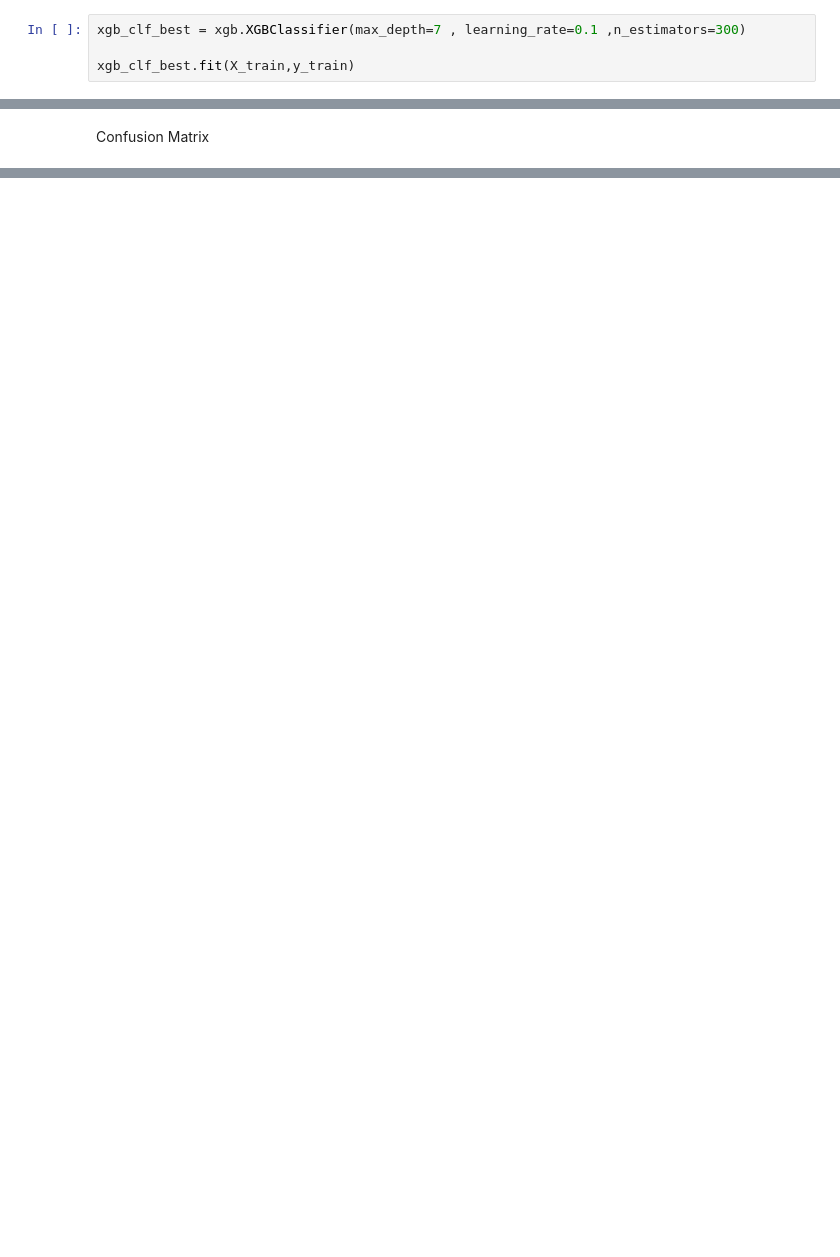
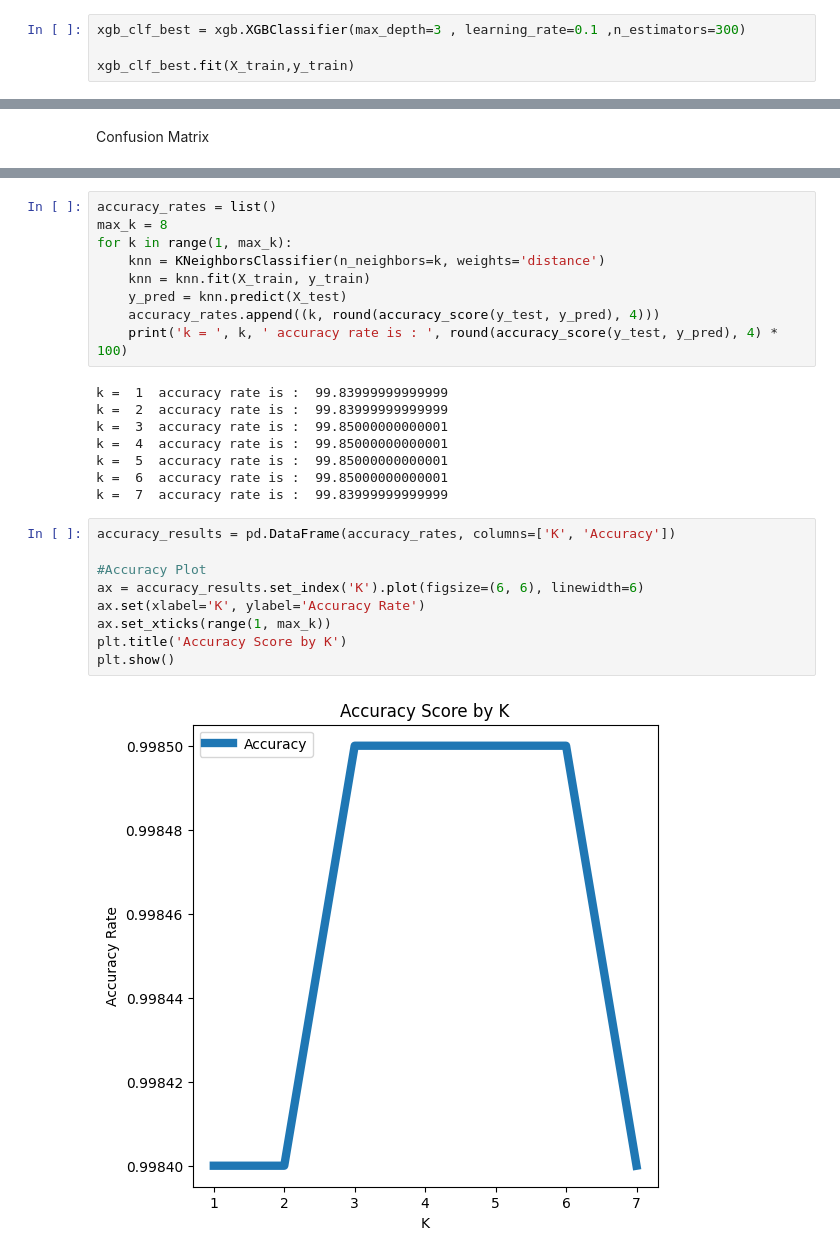
Before and after one commit to Faridghr/FraudDetectivePy, a Jupyter notebook: src/FraudDetectivePy.ipynb, the cells around one changed output, grey strips where cells are left out. Cells and saved outputs as stored; diff of their text form; blank space fills up the shorter version.

```diff
--- a/src/FraudDetectivePy.ipynb
+++ b/src/FraudDetectivePy.ipynb
@@ -637,6 +693,6 @@ print(grid_search.best_params_)
 # %% [markdown]
 Fit the Model
 # %%
-xgb_clf_best = xgb.XGBClassifier(max_depth=7 , learning_rate=0.1 ,n_estimators=300)
+xgb_clf_best = xgb.XGBClassifier(max_depth=3 , learning_rate=0.1 ,n_estimators=300)
 
 xgb_clf_best.fit(X_train,y_train)
@@ -670,0 +751,28 @@ plt.show()
+# %%
+accuracy_rates = list()
+max_k = 8
+for k in range(1, max_k):
+    knn = KNeighborsClassifier(n_neighbors=k, weights='distance')
+    knn = knn.fit(X_train, y_train)
+    y_pred = knn.predict(X_test)
+    accuracy_rates.append((k, round(accuracy_score(y_test, y_pred), 4)))
+    print('k = ', k, ' accuracy rate is : ', round(accuracy_score(y_test, y_pred), 4) * 100)
+# %% [output]
+k =  1  accuracy rate is :  99.83999999999999
+k =  2  accuracy rate is :  99.83999999999999
+k =  3  accuracy rate is :  99.85000000000001
+k =  4  accuracy rate is :  99.85000000000001
+k =  5  accuracy rate is :  99.85000000000001
+k =  6  accuracy rate is :  99.85000000000001
+k =  7  accuracy rate is :  99.83999999999999
+# %%
+accuracy_results = pd.DataFrame(accuracy_rates, columns=['K', 'Accuracy'])
+
+#Accuracy Plot
+ax = accuracy_results.set_index('K').plot(figsize=(6, 6), linewidth=6)
+ax.set(xlabel='K', ylabel='Accuracy Rate')
+ax.set_xticks(range(1, max_k))
+plt.title('Accuracy Score by K')
+plt.show()
+# %% [output]
+[figure, added]
```
Also changed, not shown: parts of 109 cells of this notebook.
